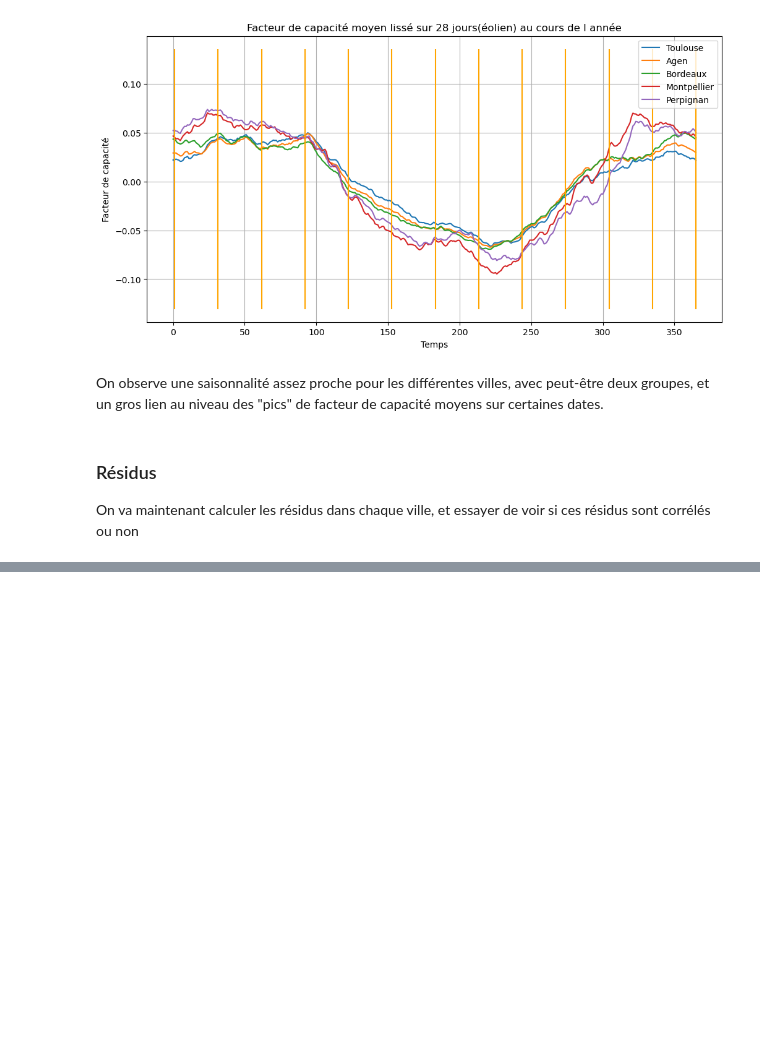
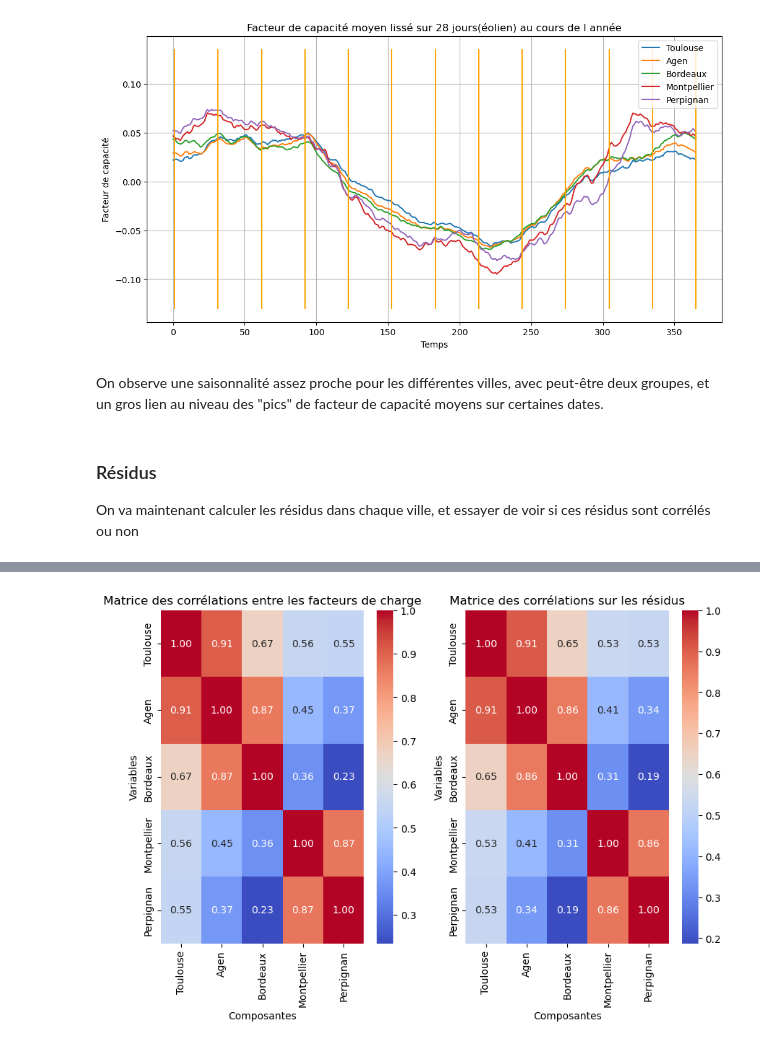
Before and after one commit to dpiot14/Project-4th-year, a Jupyter notebook: Correlations.ipynb, the cells around one changed output, grey strips where cells are left out. Drawn from its saved outputs; the diff is of its cells as text; code cells hidden in the pictures; blank space fills up the shorter version.

Commit message:
Etude sur la corrélation des résidus

```diff
--- a/Correlations.ipynb
+++ b/Correlations.ipynb
@@ -395,0 +414,15 @@ residus(villes)
+# %%
+#On fait maintenant une étude des corrélations sur les rédisus
+
+list(residus28.items())[0][1]['electricity']
+
+#On créer le dataframe data_residus
+data_residus = pd.concat([list(residus28.items())[0][1]['electricity'],list(residus28.items())[1][1]['electricity'],list(residus28.items())[2][1]['electricity'],list(residus28.items())[3][1]['electricity'],list(residus28.items())[4][1]['electricity']],axis=1)
+#On utilise .shift sur les donénes de loading_pca car les données démarrent à 0, alors que data1 démarre à 1.
+data_residus.columns=["Toulouse","Agen","Bordeaux","Montpellier","Perpignan"]
+print(data_residus.head())
+
+#On construit une matrice de corrélation avec des valeurs d'abord
+
+cormat_residus = data_residus.corr()
+round(cormat_residus,2)
@@ -395,0 +443,17 @@ residus(villes)
+# %%
+# Représentation du tableau sous forme de matrice
+plt.figure(figsize=(10, 6))
+plt.subplot(1,2,1)
+sns.heatmap(cormat_all, cmap='coolwarm', annot=True, fmt=".2f")
+plt.title('Matrice des corrélations entre les facteurs de charge')
+plt.xlabel('Composantes')
+plt.ylabel('Variables')
+
+plt.subplot(1,2,2)
+sns.heatmap(cormat_residus, cmap='coolwarm', annot=True, fmt=".2f")
+plt.title('Matrice des corrélations sur les résidus')
+plt.xlabel('Composantes')
+plt.ylabel('Variables')
+plt.show()
+# %% [output]
+[figure, added]
```
Also changed, not shown: parts of 3 cells of this notebook.
